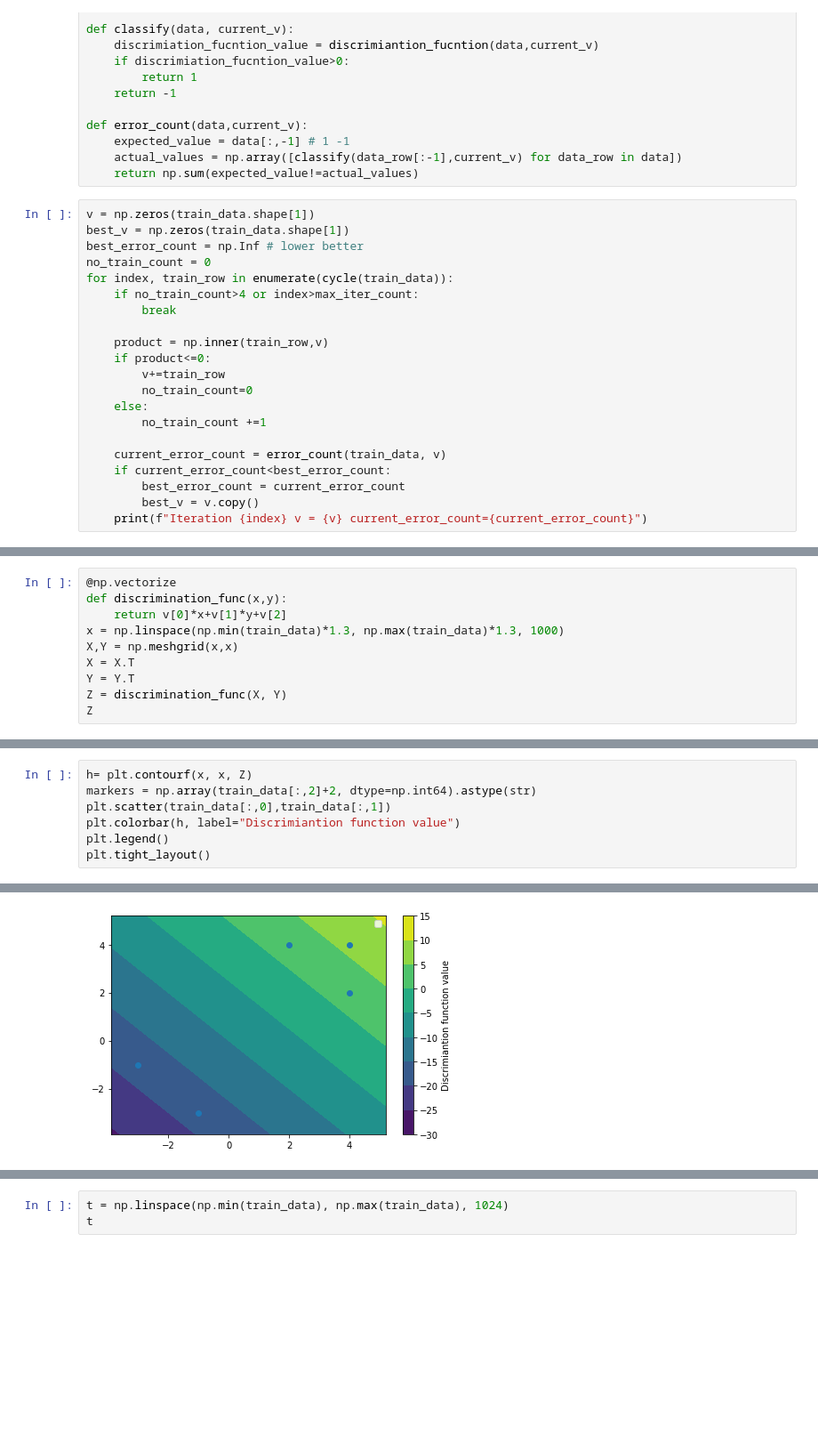
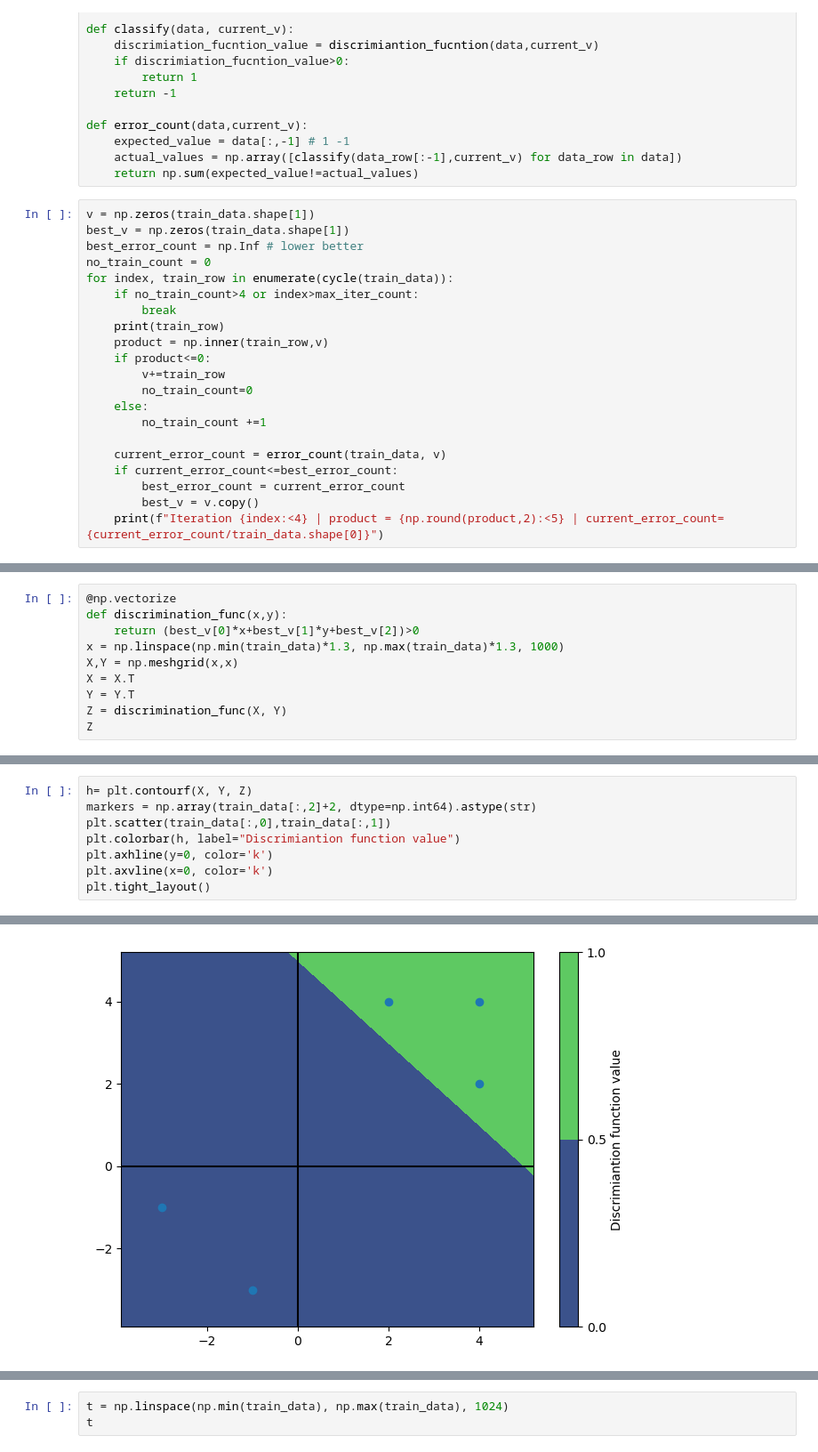
Before and after one commit to PatrykLisik/master-degree, a Jupyter notebook: semestr_2/statystyczne_metody_rozpoznawania_obrazu/notebooks/zad3.ipynb, the cells around one changed output, grey strips where cells are left out. Shown at 89% size. Drawn from its saved outputs; the diff is of its cells as text; blank space fills up the shorter version.

```diff
--- a/semestr_2/statystyczne_metody_rozpoznawania_obrazu/notebooks/zad3.ipynb
+++ b/semestr_2/statystyczne_metody_rozpoznawania_obrazu/notebooks/zad3.ipynb
@@ -56,7 +58,7 @@ no_train_count = 0
 for index, train_row in enumerate(cycle(train_data)):
     if no_train_count>4 or index>max_iter_count:
         break
-
+    print(train_row)
     product = np.inner(train_row,v)
     if product<=0:
         v+=train_row
@@ -65,8 +67,8 @@ for index, train_row in enumerate(cycle(train_data)):
         no_train_count +=1
 
     current_error_count = error_count(train_data, v)
-    if current_error_count<best_error_count:
+    if current_error_count<=best_error_count:
         best_error_count = current_error_count
         best_v = v.copy()
-    print(f"Iteration {index} v = {v} current_error_count={current_error_count}")
+    print(f"Iteration {index:<4} | product = {np.round(product,2):<5} | current_error_count={current_error_count/train_data.shape[0]}")
 # %% [output]
@@ -90,7 +92,7 @@ Iteration 123 v = [  2.   2. -10.] current_error_count=0
 # %%
 @np.vectorize
 def discrimination_func(x,y):
-    return v[0]*x+v[1]*y+v[2]
+    return (best_v[0]*x+best_v[1]*y+best_v[2])>0
 x = np.linspace(np.min(train_data)*1.3, np.max(train_data)*1.3, 1000)
 X,Y = np.meshgrid(x,x)
 X = X.T
@@ -114,8 +110,9 @@ array([[-25.6       , -25.58178178, -25.56356356, ...,  -7.43643644,
 # %%
-h= plt.contourf(x, x, Z)
+h= plt.contourf(X, Y, Z)
 markers = np.array(train_data[:,2]+2, dtype=np.int64).astype(str)
 plt.scatter(train_data[:,0],train_data[:,1])
 plt.colorbar(h, label="Discrimiantion function value")
-plt.legend()
+plt.axhline(y=0, color='k')
+plt.axvline(x=0, color='k')
 plt.tight_layout()
 # %% [output]
@@ -123 +119 @@ No handles with labels found to put in legend.
-[figure, old version]
+[figure, new version]
```
Also changed, not shown: parts of 9 cells of this notebook, 7 other files.
